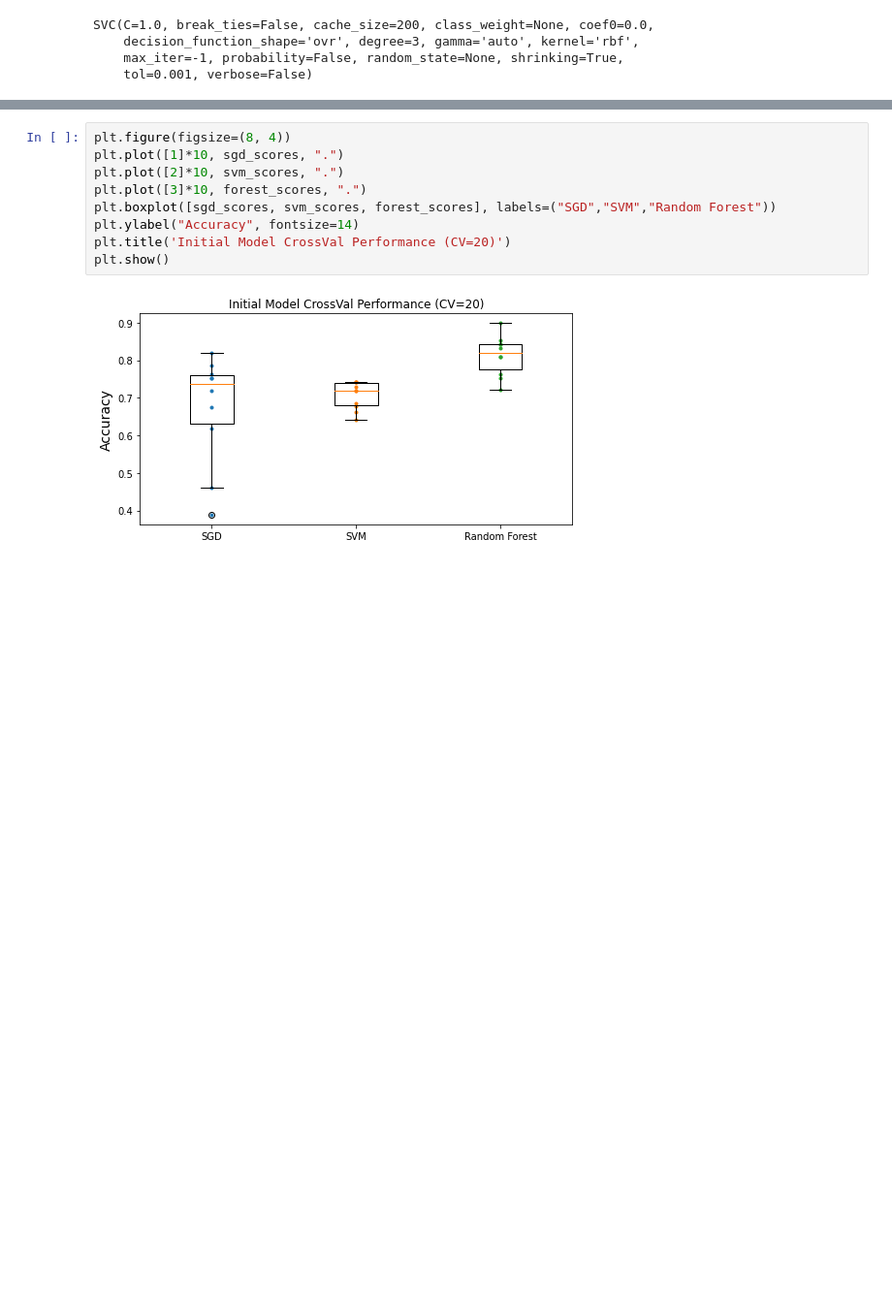
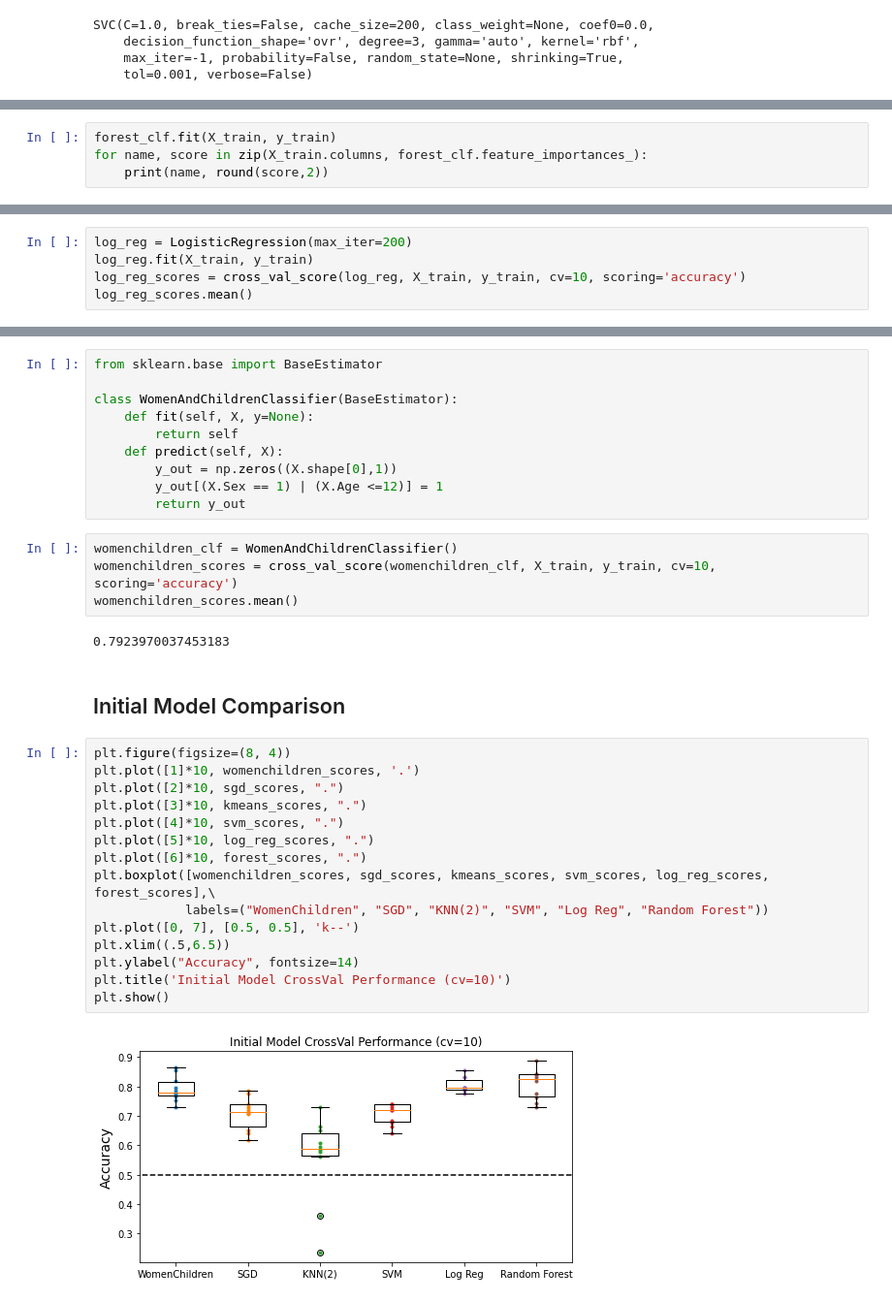
Before and after one commit to bmmcconn/Python-examples, a Jupyter notebook: TitanicSurvivalPrediction.ipynb, the cells around one changed output, grey strips where cells are left out. Shown at 97% size. Drawn from its saved outputs; the diff is of its cells as text; blank space fills up the shorter version.

Commit message:
Predicting survival aboard the Titanic based on passenger data

```diff
--- a/TitanicSurvivalPrediction.ipynb
+++ b/TitanicSurvivalPrediction.ipynb
@@ -279,0 +411,4 @@ forest_scores.mean()
+# %%
+forest_clf.fit(X_train, y_train)
+for name, score in zip(X_train.columns, forest_clf.feature_importances_):
+    print(name, round(score,2))
@@ -279,0 +427,5 @@ forest_scores.mean()
+# %%
+log_reg = LogisticRegression(max_iter=200)
+log_reg.fit(X_train, y_train)
+log_reg_scores = cross_val_score(log_reg, X_train, y_train, cv=10, scoring='accuracy')
+log_reg_scores.mean()
@@ -280,11 +437,35 @@ forest_scores.mean()
+# %%
+from sklearn.base import BaseEstimator
+
+class WomenAndChildrenClassifier(BaseEstimator):
+    def fit(self, X, y=None):
+        return self
+    def predict(self, X):
+        y_out = np.zeros((X.shape[0],1))
+        y_out[(X.Sex == 1) | (X.Age <=12)] = 1
+        return y_out
+# %%
+womenchildren_clf = WomenAndChildrenClassifier()
+womenchildren_scores = cross_val_score(womenchildren_clf, X_train, y_train, cv=10, scoring='accuracy')
+womenchildren_scores.mean()
+# %% [output]
+0.7923970037453183
+# %% [markdown]
+## Initial Model Comparison
 # %%
 plt.figure(figsize=(8, 4))
-plt.plot([1]*10, sgd_scores, ".")
-plt.plot([2]*10, svm_scores, ".")
-plt.plot([3]*10, forest_scores, ".")
-plt.boxplot([sgd_scores, svm_scores, forest_scores], labels=("SGD","SVM","Random Forest"))
+plt.plot([1]*10, womenchildren_scores, '.')
+plt.plot([2]*10, sgd_scores, ".")
+plt.plot([3]*10, kmeans_scores, ".")
+plt.plot([4]*10, svm_scores, ".")
+plt.plot([5]*10, log_reg_scores, ".")
+plt.plot([6]*10, forest_scores, ".")
+plt.boxplot([womenchildren_scores, sgd_scores, kmeans_scores, svm_scores, log_reg_scores, forest_scores],\
+            labels=("WomenChildren", "SGD", "KNN(2)", "SVM", "Log Reg", "Random Forest"))
+plt.plot([0, 7], [0.5, 0.5], 'k--')
+plt.xlim((.5,6.5))
 plt.ylabel("Accuracy", fontsize=14)
-plt.title('Initial Model CrossVal Performance (CV=20)')
+plt.title('Initial Model CrossVal Performance (cv=10)')
 plt.show()
 # %% [output]
-[figure, old version]
+[figure, new version]
```
Also changed, not shown: parts of 42 cells of this notebook.
